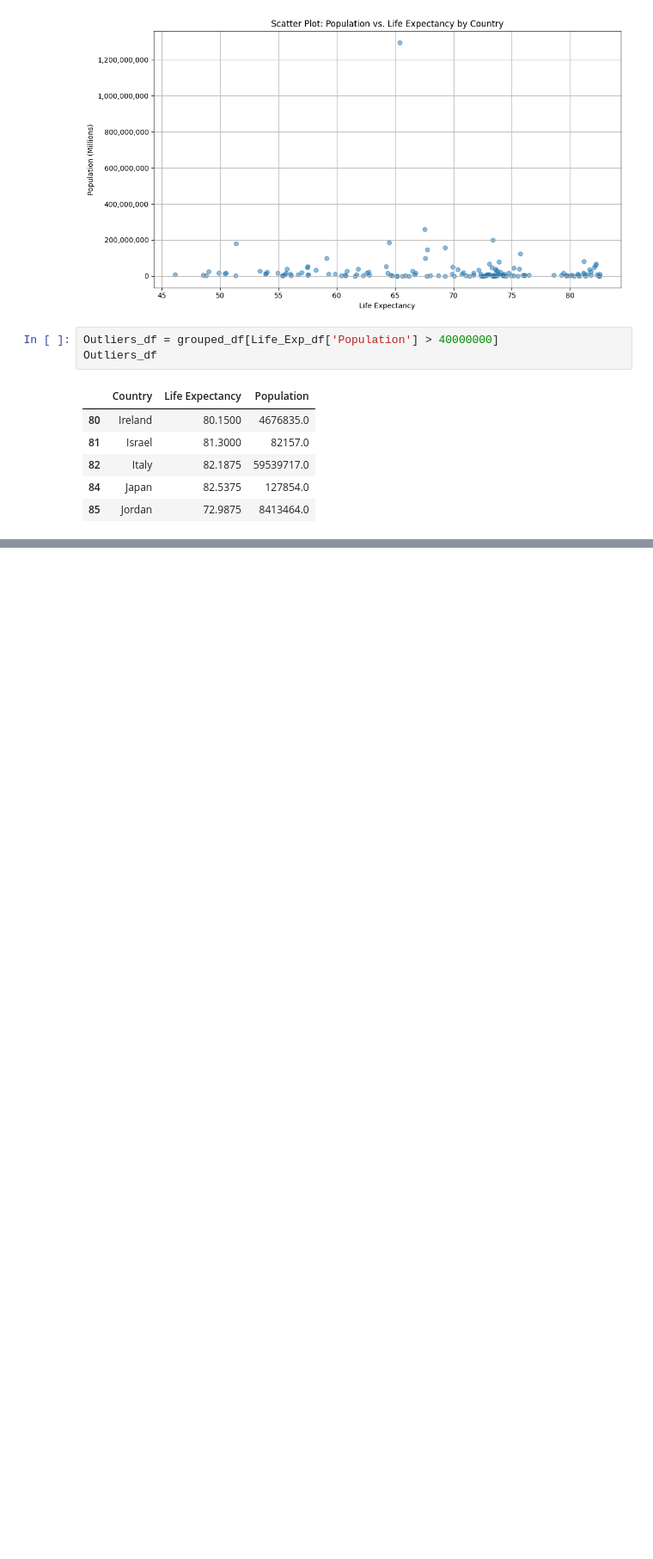
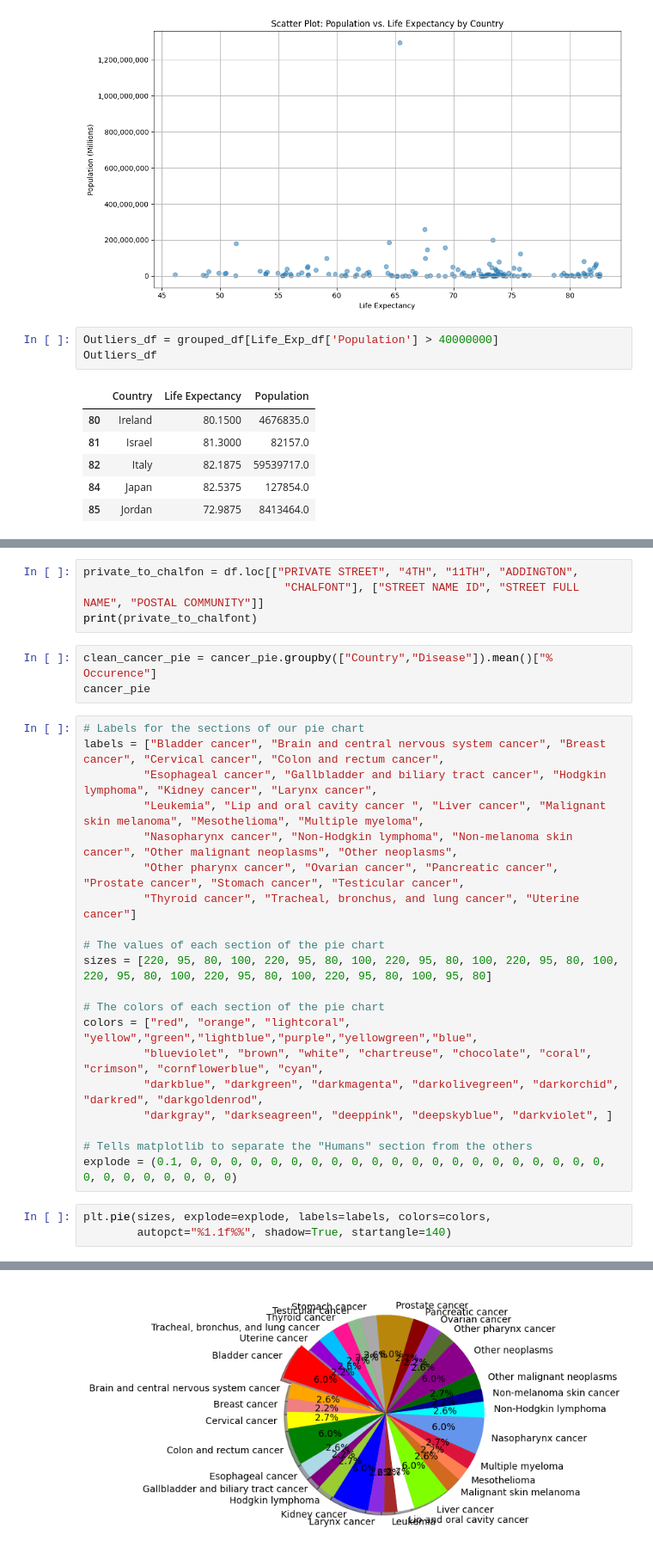
Before and after one commit to JNorthData/Life_Expectancy, a Jupyter notebook: life-expectancy.ipynb, the cells around one changed output, grey strips where cells are left out. Shown at 86% size. Saved outputs shown, nothing was run; the diff lists cells and outputs as text; blank space fills up the shorter version.

```diff
--- a/life-expectancy.ipynb
+++ b/life-expectancy.ipynb
@@ -247,0 +783,31 @@ plt.show()
+# %%
+private_to_chalfon = df.loc[["PRIVATE STREET", "4TH", "11TH", "ADDINGTON",
+                              "CHALFONT"], ["STREET NAME ID", "STREET FULL NAME", "POSTAL COMMUNITY"]]
+print(private_to_chalfont)
+# %%
+clean_cancer_pie = cancer_pie.groupby(["Country","Disease"]).mean()["% Occurence"]
+cancer_pie
+# %%
+# Labels for the sections of our pie chart
+labels = ["Bladder cancer", "Brain and central nervous system cancer", "Breast cancer", "Cervical cancer", "Colon and rectum cancer",
+         "Esophageal cancer", "Gallbladder and biliary tract cancer", "Hodgkin lymphoma", "Kidney cancer", "Larynx cancer",
+         "Leukemia", "Lip and oral cavity cancer ", "Liver cancer", "Malignant skin melanoma", "Mesothelioma", "Multiple myeloma",
+         "Nasopharynx cancer", "Non-Hodgkin lymphoma", "Non-melanoma skin cancer", "Other malignant neoplasms", "Other neoplasms",
+         "Other pharynx cancer", "Ovarian cancer", "Pancreatic cancer", "Prostate cancer", "Stomach cancer", "Testicular cancer",
+         "Thyroid cancer", "Tracheal, bronchus, and lung cancer", "Uterine cancer"]
+
+# The values of each section of the pie chart
+sizes = [220, 95, 80, 100, 220, 95, 80, 100, 220, 95, 80, 100, 220, 95, 80, 100, 220, 95, 80, 100, 220, 95, 80, 100, 220, 95, 80, 100, 95, 80]
+
+# The colors of each section of the pie chart
+colors = ["red", "orange", "lightcoral", "yellow","green","lightblue","purple","yellowgreen","blue",
+         "blueviolet", "brown", "white", "chartreuse", "chocolate", "coral", "crimson", "cornflowerblue", "cyan",
+         "darkblue", "darkgreen", "darkmagenta", "darkolivegreen", "darkorchid", "darkred", "darkgoldenrod",
+         "darkgray", "darkseagreen", "deeppink", "deepskyblue", "darkviolet", ]
+
+# Tells matplotlib to separate the "Humans" section from the others
+explode = (0.1, 0, 0, 0, 0, 0, 0, 0, 0, 0, 0, 0, 0, 0, 0, 0, 0, 0, 0, 0, 0, 0, 0, 0, 0, 0, 0, 0, 0, 0)
+# %%
+plt.pie(sizes, explode=explode, labels=labels, colors=colors,
+        autopct="%1.1f%%", shadow=True, startangle=140)
+# %% [output]
@@ -247,0 +831 @@ plt.show()
+[figure, added]
```
Also changed, not shown: parts of 47 cells of this notebook, 5 other files.
